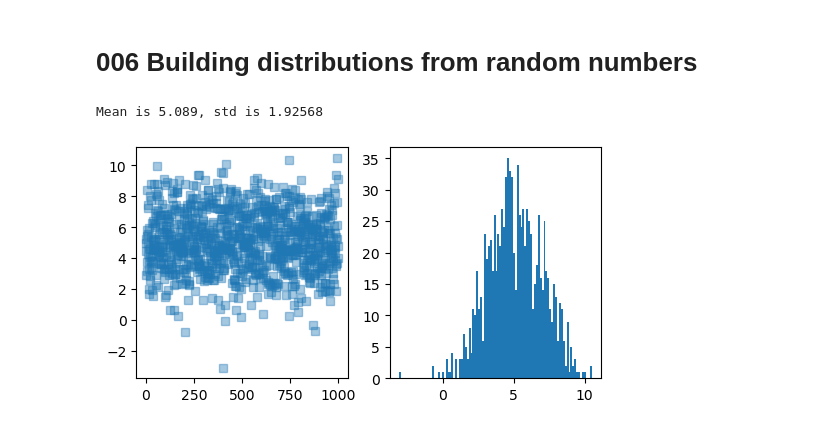
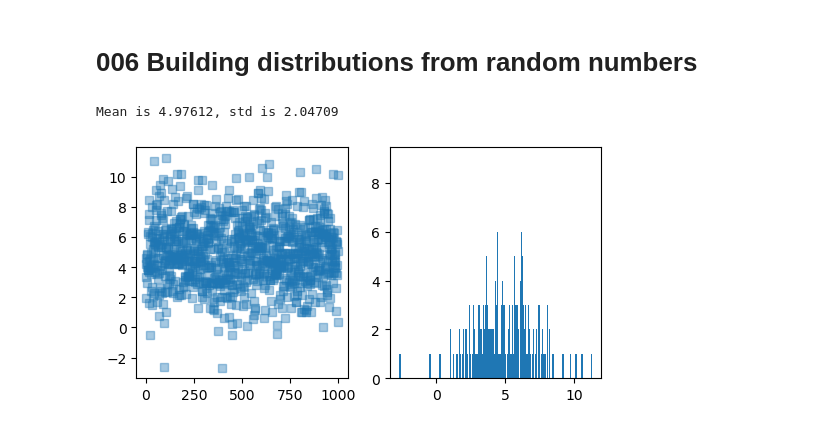
Before and after one commit to Afiq139/Python-Project, a Jupyter notebook: Python_Mathematics/Master_Math_By_Coding_In_Python/13_Probabilities_&_Histograms/006_Building_distributions_random_numbers.ipynb, the cells around one changed output. Saved outputs shown, nothing was run; the diff lists cells and outputs as text; code cells hidden in the pictures.

```diff
--- a/Python_Mathematics/Master_Math_By_Coding_In_Python/13_Probabilities_&_Histograms/006_Building_distributions_random_numbers.ipynb
+++ b/Python_Mathematics/Master_Math_By_Coding_In_Python/13_Probabilities_&_Histograms/006_Building_distributions_random_numbers.ipynb
@@ -6,17 +6,16 @@ import matplotlib.pyplot as plt
 # %%
 shift = 5
 stretch = 2
 n = 1000
 
 pnts = np.random.randn(n)*stretch + shift
 print('Mean is %g, std is %g' %(np.mean(pnts), np.std(pnts)))
 
 fig, ax = plt.subplots(1,2,figsize=(6,3))
 
 ax[0].plot(pnts,'s', alpha=.4)
-ax[1].hist(pnts,100)
-
+ax[1].hist(pnts,1000)
 plt.show()
 # %% [output]
-Mean is 5.089, std is 1.92568
+Mean is 4.97612, std is 2.04709
-[figure, old version]
+[figure, new version]
```
